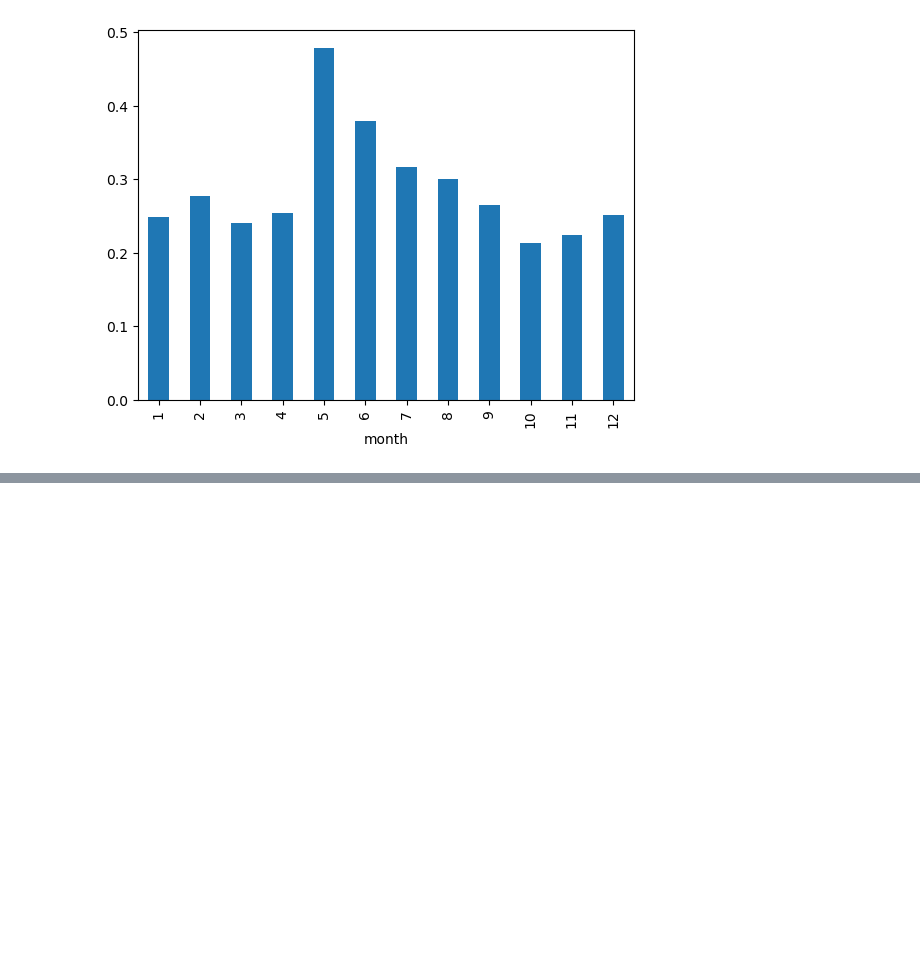
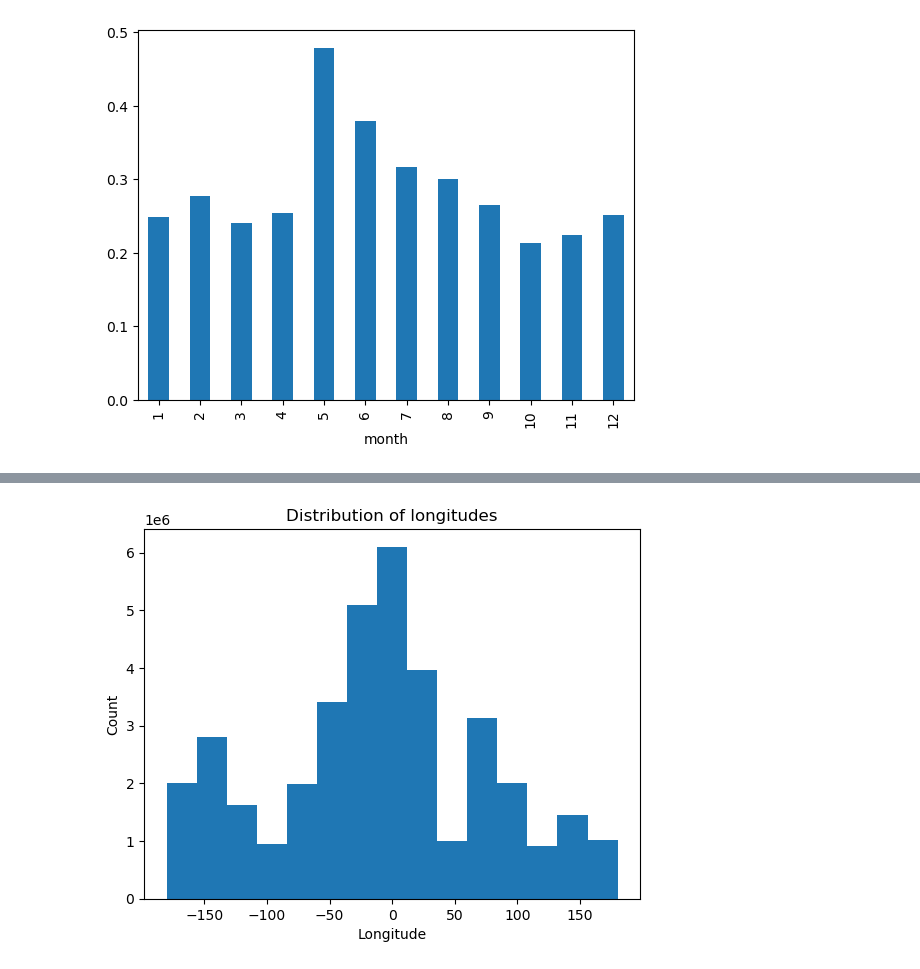
Before and after one commit to gnyirjesy/ocean-depth-characterization, a Jupyter notebook: EDA/eda_gn.ipynb, the cells around one changed output, grey strips where cells are left out. Saved outputs shown, nothing was run; the diff lists cells and outputs as text; code cells hidden in the pictures; blank space fills up the shorter version.

```diff
--- a/EDA/eda_gn.ipynb
+++ b/EDA/eda_gn.ipynb
@@ -302,0 +358,8 @@ satData[['month','MO_SAT_CHL']].groupby('month').mean().plot(kind='bar', legend=
+# %%
+_ = plt.hist(sat_profile_combo['longitude'], bins=15)
+_ = plt.title('Distribution of longitudes')
+_ = plt.xlabel('Longitude')
+_ = plt.ylabel('Count')
+plt.show()
+# %% [output]
+[figure, added]
```
Also changed, not shown: parts of 17 cells of this notebook.
